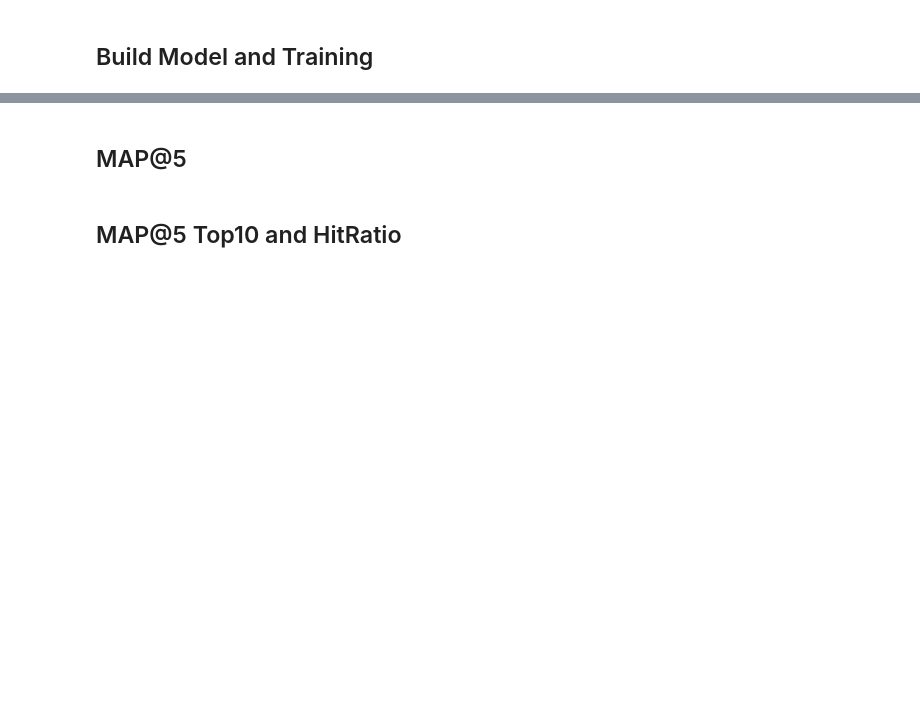
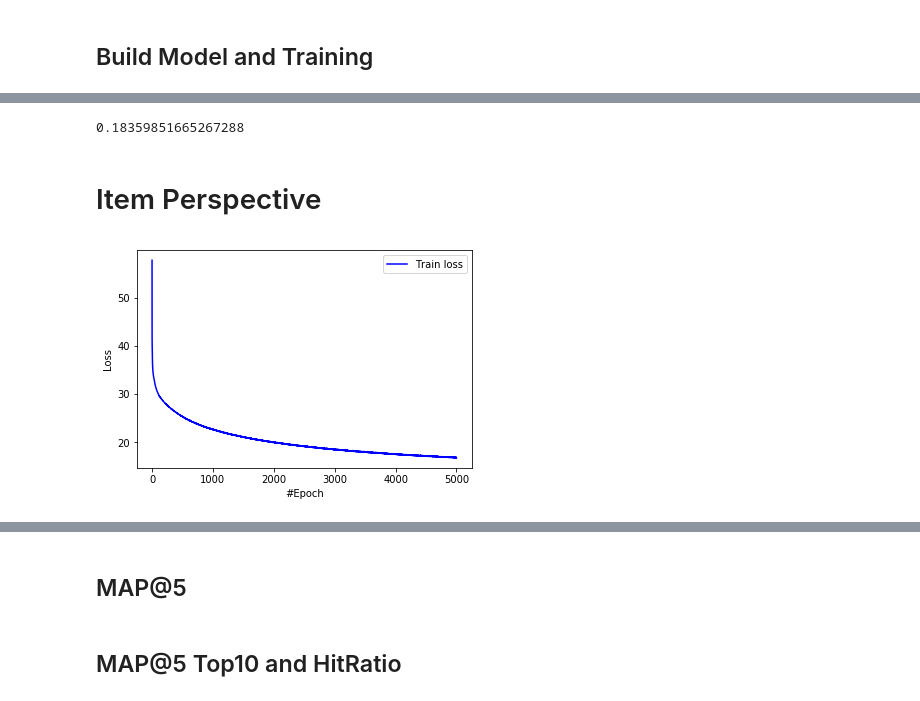
Before and after one commit to yutailin1993/Recommender-Exp, a Jupyter notebook: CDAE/CDAE_main.ipynb, the cells around one changed output, grey strips where cells are left out. Saved outputs shown, nothing was run; the diff lists cells and outputs as text; code cells hidden in the pictures; blank space fills up the shorter version.

```diff
--- a/CDAE/CDAE_main.ipynb
+++ b/CDAE/CDAE_main.ipynb
@@ -150,0 +138,27 @@ print (item_vectors[3])
+# %%
+print (max(test_ap))
+# %% [output]
+0.18359851665267288
+# %% [markdown]
+# Item Perspective
+# %%
+train_rating, train_indices, test_indices = gen_train_test(item_rating)
+
+tf.reset_default_graph()
+
+autoencoder = AutoEncoder(user_num=total_usr, item_num=total_item, mode='item', loss_function='log_loss',
+                          epochs=5000)
+autoencoder.train(rating=train_rating,
+                  train_indices=train_indices,
+                  test_indices=test_indices)
+
+train_loss = autoencoder.log['train_loss']
+
+plt.plot(range(len(train_loss)), train_loss, color='blue', label='Train loss')
+# plt.plot(range(len(test_loss)), test_loss, color='red', label='Test loss')
+plt.legend(loc="upper right")
+plt.xlabel('#Epoch')
+plt.ylabel('Loss')
+plt.show()
+# %% [output]
+[figure, added]
```
Also changed, not shown: parts of 15 cells of this notebook, 4 other files.
